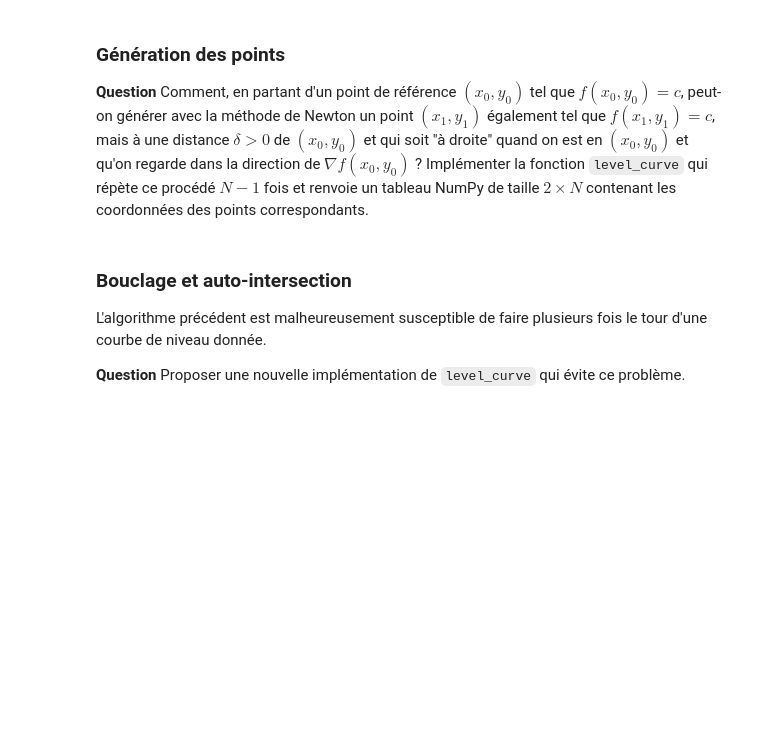
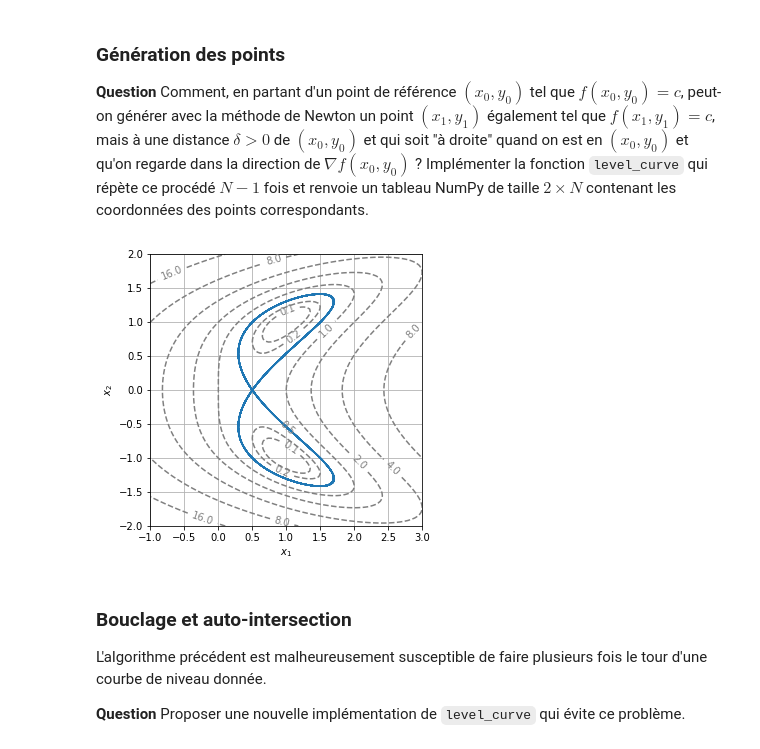
Before and after one commit to LeRoiBoloss/Projet-numerique-Maths, a Jupyter notebook: Projet numérique - Calcul différentiel.ipynb, the cells around one changed output. Saved outputs shown, nothing was run; the diff lists cells and outputs as text; code cells hidden in the pictures; blank space fills up the shorter version.

```diff
--- a/Projet numérique - Calcul différentiel.ipynb
+++ b/Projet numérique - Calcul différentiel.ipynb
@@ -172,17 +170,22 @@ L'implémentation prendra la forme générale donnée ci-dessous. L'appel `x, y
 Choisir une valeur de `eps` qui semble raisonnable et justifier l'ordre de grandeur choisi.
 # %%
 N = 100
-eps = ...
+eps = 10**-5
 # %% [markdown]
 **Question** Implémenter la fonction `Newton` en complétant le canevas ci-dessous
 # %%
 def Newton(F, x0, y0, eps=eps, N=N):
-    ...
+    J_f = J(F)
     for i in range(N):
-        ...
+
+        jaco = J_f(x0,y0)
+        jacoinv = np.linalg.inv(jaco)
+        x,y = np.array([x0,y0]) - np.dot(jacoinv,F(x0,y0).T).T
+
         if np.sqrt((x - x0)**2 + (y - y0)**2) <= eps:
             return x, y
         x0, y0 = x, y
+
     else:
         raise ValueError(f"no convergence in {N} steps.")
 # %% [markdown]
@@ -197,3 +246,22 @@ def level_curve(f, x0, y0, delta=0.1, N=1000, eps=eps):
+# %%
+#Pour test la fonction
+
+def newf2(x,y):
+    return( np.array( [ f2(x,y)-0.5 , x-y ]) )
+
+display_contour(
+    f2,
+    x=np.linspace(-1.0, 3.0, 100),
+    y=np.linspace(-2.0, 2.0, 100),
+    levels=[2**i for i in range(-3, 8)] # levels: [0.125, 0.25, ..., 64, 128]
+)
+
+x0,y0 = Newton(newf2,1.0,-0.5)
+courbe = level_curve(f2,x0,y0)
+
+plt.plot(courbe[0,:],courbe[1,:]);
+# %% [output]
+[figure, added]
 # %% [markdown]
 ### Bouclage et auto-intersection
 
```
Also changed, not shown: parts of 12 cells of this notebook.
